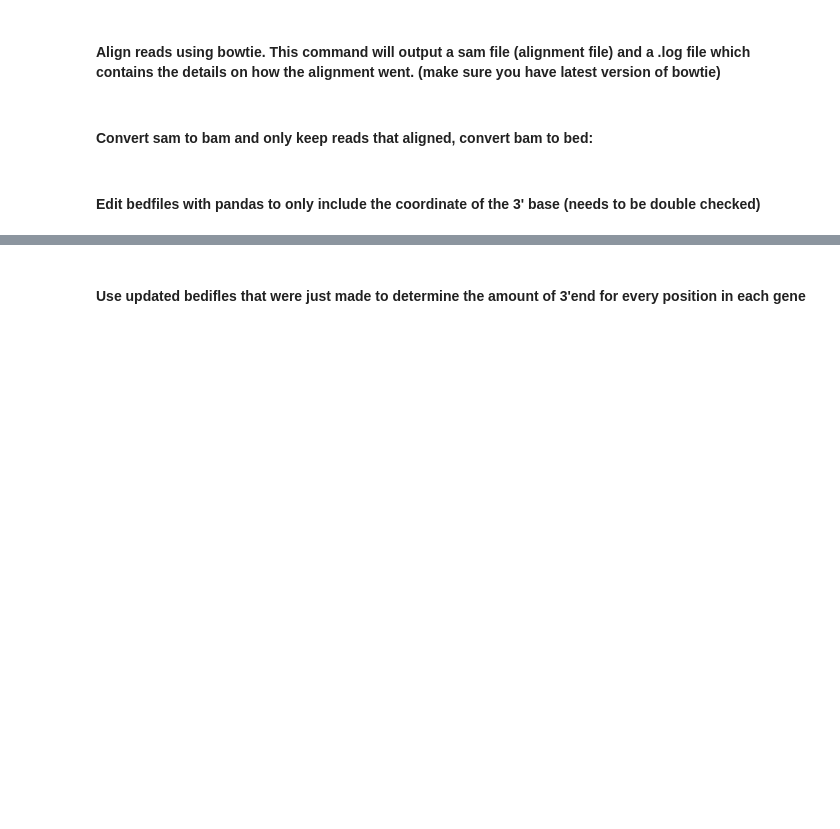
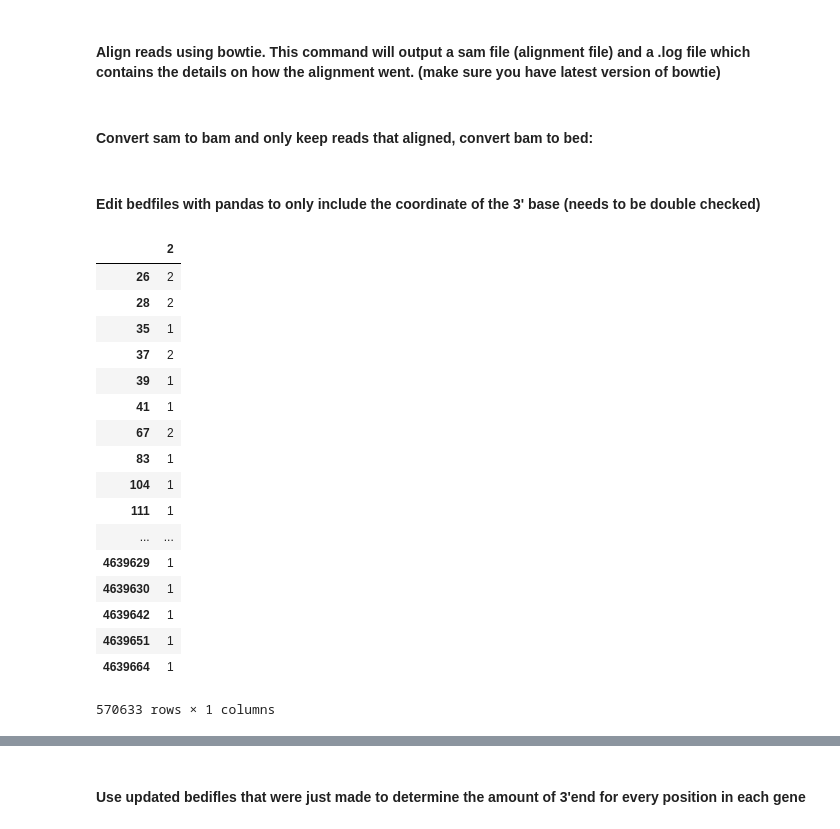
Before and after one commit to NudlerLab/NET_analysis, a Jupyter notebook: align_and_find_3'_end_per_gene.ipynb, the cells around one changed output, grey strips where cells are left out. Saved outputs shown, nothing was run; the diff lists cells and outputs as text; code cells hidden in the pictures; blank space fills up the shorter version.

```diff
--- a/align_and_find_3'_end_per_gene.ipynb
+++ b/align_and_find_3'_end_per_gene.ipynb
@@ -19,3 +19,28 @@ plus_reads[2]=plus_reads.loc[:,1].apply(lambda x:x+1)
 plus_reads.to_csv('plus_3end.bed',header=False,sep='\t',index=False)
 minus_reads[1]=minus_reads.loc[:,2].apply(lambda x:x-1)
 minus_reads.to_csv('minus_3end.bed',header=False,sep='\t',index=False)
+# %%
+m_3end=pd.read_table('minus_3end_2.bed',header=None)
+# %%
+m_counts=pd.DataFrame(m_3end[2].value_counts()).sort_index()
+# %%
+m_counts
+# %% [output]
+|  | 2 |
+| 26 | 2 |
+| 28 | 2 |
+| 35 | 1 |
+| 37 | 2 |
+| 39 | 1 |
+| 41 | 1 |
+| 67 | 2 |
+| 83 | 1 |
+| 104 | 1 |
+| 111 | 1 |
+| ... | ... |
+| 4639629 | 1 |
+| 4639630 | 1 |
+| 4639642 | 1 |
+| 4639651 | 1 |
+| 4639664 | 1 |
+570633 rows × 1 columns
```
Also changed, not shown: parts of 5 cells of this notebook, 3 other files.
